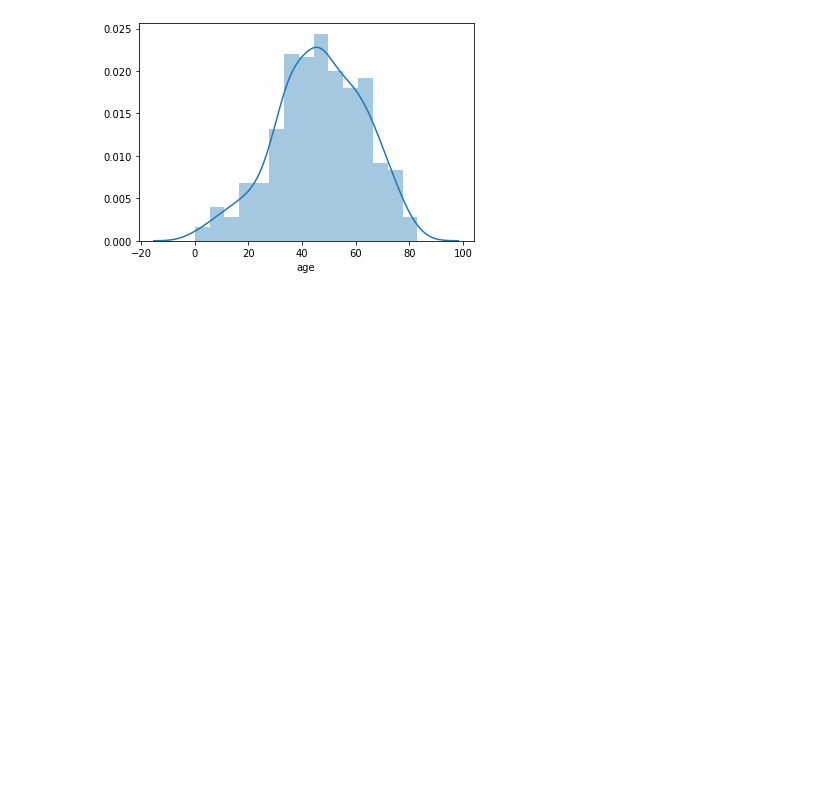
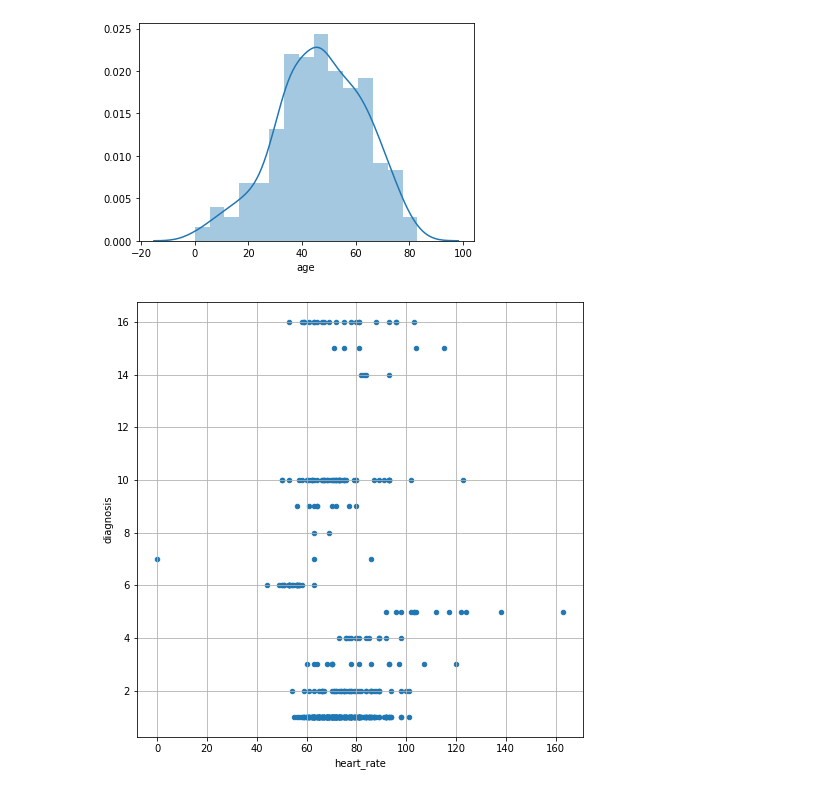
Before and after one commit to Almandiro/Rutgers_DS_Project_1, a Jupyter notebook: clean_heart_data_jg.ipynb, the cells around one changed output. Cells and saved outputs as stored; diff of their text form; code cells hidden in the pictures; blank space fills up the shorter version.

Commit message:
added scatter plots

```diff
--- a/clean_heart_data_jg.ipynb
+++ b/clean_heart_data_jg.ipynb
@@ -180,3 +183,9 @@ sns.distplot(replaced_df['age'])
 # %% [output]
 <matplotlib.axes._subplots.AxesSubplot at 0x...>
 [figure]
+# %%
+replaced_df.plot(kind="scatter", x="heart_rate", y="diagnosis", grid=True, figsize=(8,8),
+              title="")
+plt.show()
+# %% [output]
+[figure, added]
```
Also changed, not shown: parts of 4 cells of this notebook.
